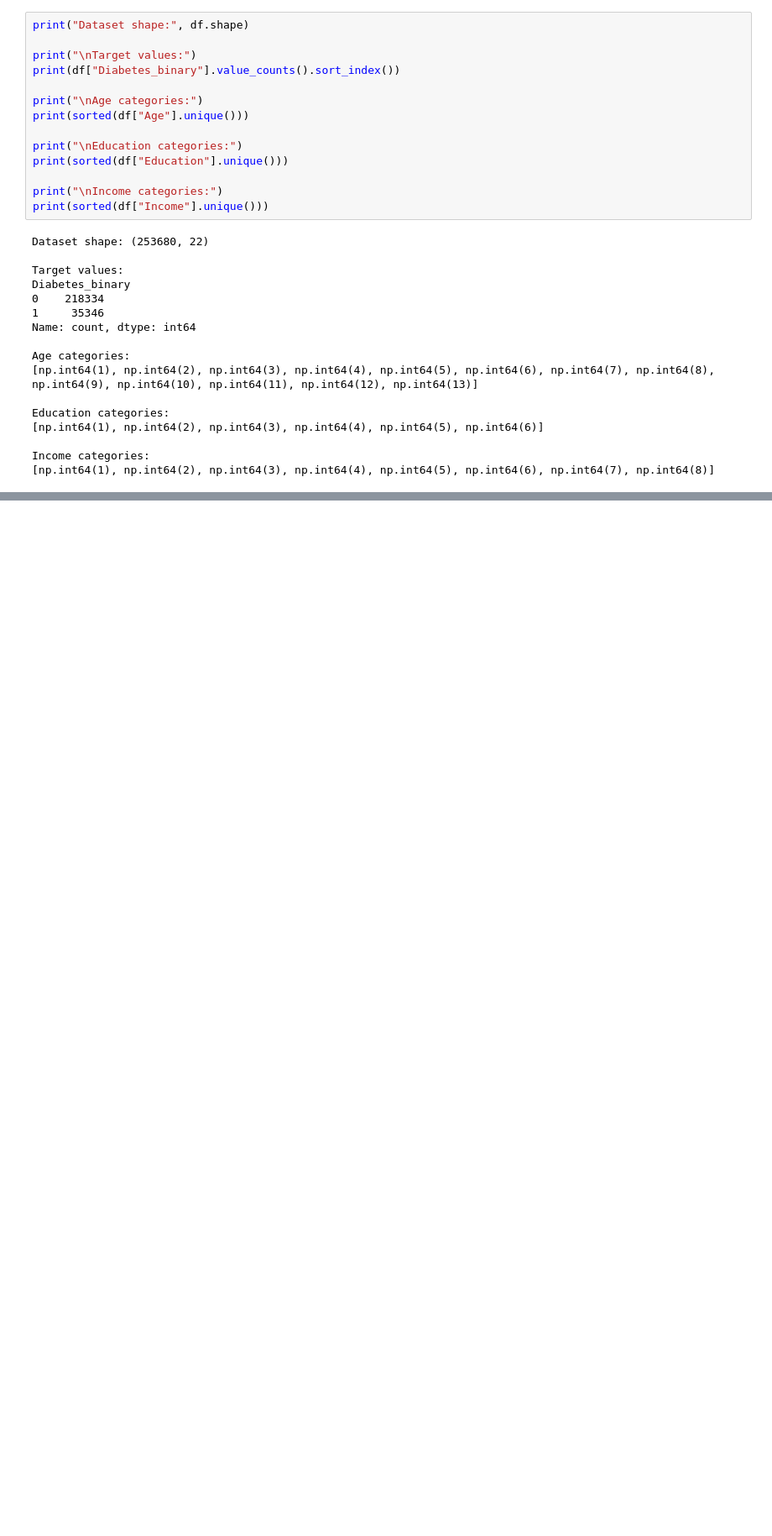
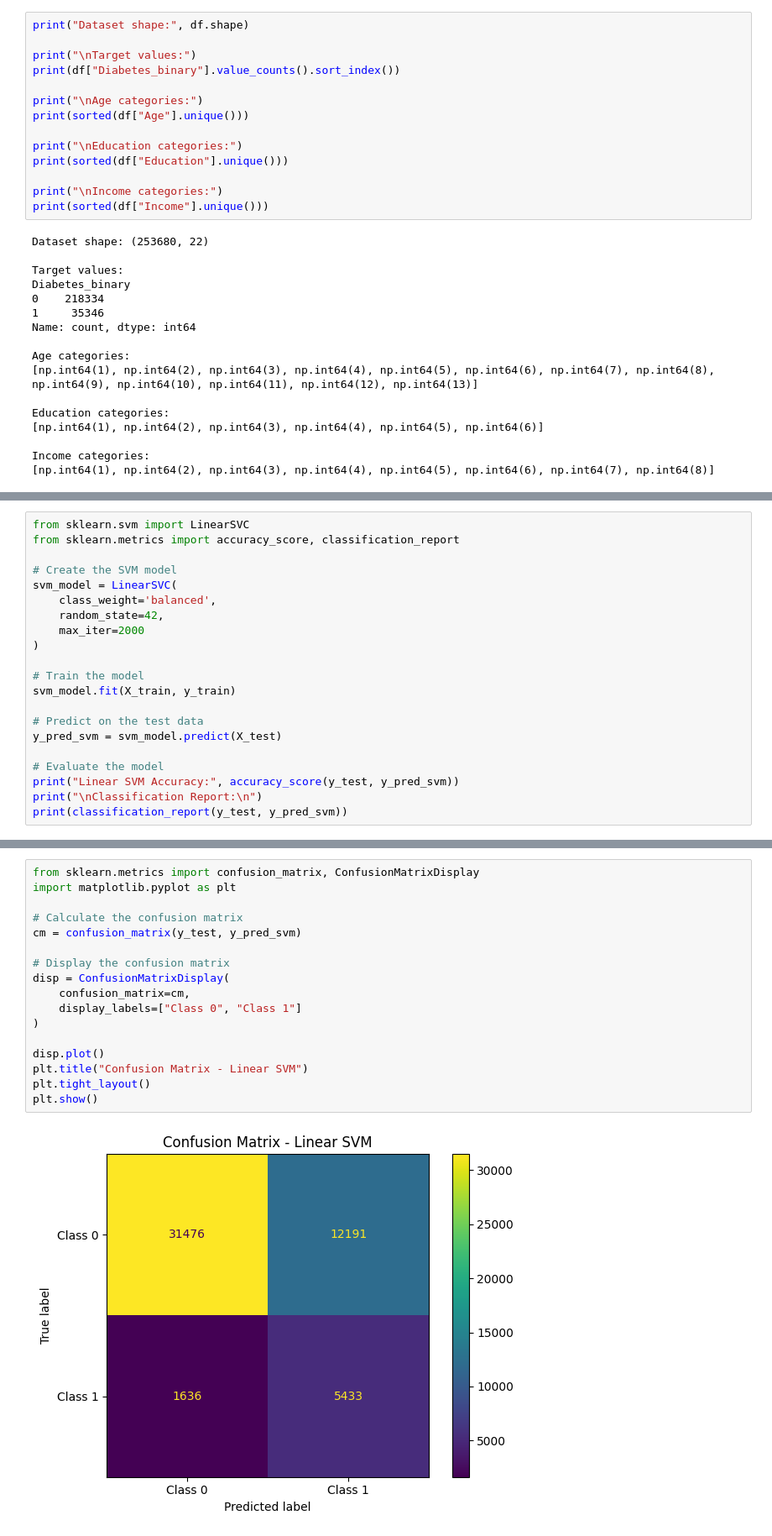
Before and after one commit to drnehajain333/cdc-diabetes-ml-coursework, a Jupyter notebook: ML_Coursework_CDC_Diabetes_Neha.ipynb, the cells around one changed output, grey strips where cells are left out. Shown at 84% size. Saved outputs shown, nothing was run; the diff lists cells and outputs as text; blank space fills up the shorter version.

```diff
--- a/ML_Coursework_CDC_Diabetes_Neha.ipynb
+++ b/ML_Coursework_CDC_Diabetes_Neha.ipynb
@@ -862,0 +1135,21 @@ Income categories:
+# %%
+from sklearn.svm import LinearSVC
+from sklearn.metrics import accuracy_score, classification_report
+
+# Create the SVM model
+svm_model = LinearSVC(
+    class_weight='balanced',
+    random_state=42,
+    max_iter=2000
+)
+
+# Train the model
+svm_model.fit(X_train, y_train)
+
+# Predict on the test data
+y_pred_svm = svm_model.predict(X_test)
+
+# Evaluate the model
+print("Linear SVM Accuracy:", accuracy_score(y_test, y_pred_svm))
+print("\nClassification Report:\n")
+print(classification_report(y_test, y_pred_svm))
@@ -862,0 +1209,19 @@ Income categories:
+# %%
+from sklearn.metrics import confusion_matrix, ConfusionMatrixDisplay
+import matplotlib.pyplot as plt
+
+# Calculate the confusion matrix
+cm = confusion_matrix(y_test, y_pred_svm)
+
+# Display the confusion matrix
+disp = ConfusionMatrixDisplay(
+    confusion_matrix=cm,
+    display_labels=["Class 0", "Class 1"]
+)
+
+disp.plot()
+plt.title("Confusion Matrix - Linear SVM")
+plt.tight_layout()
+plt.show()
+# %% [output]
+[figure, added]
```
Also changed, not shown: parts of 48 cells of this notebook.
